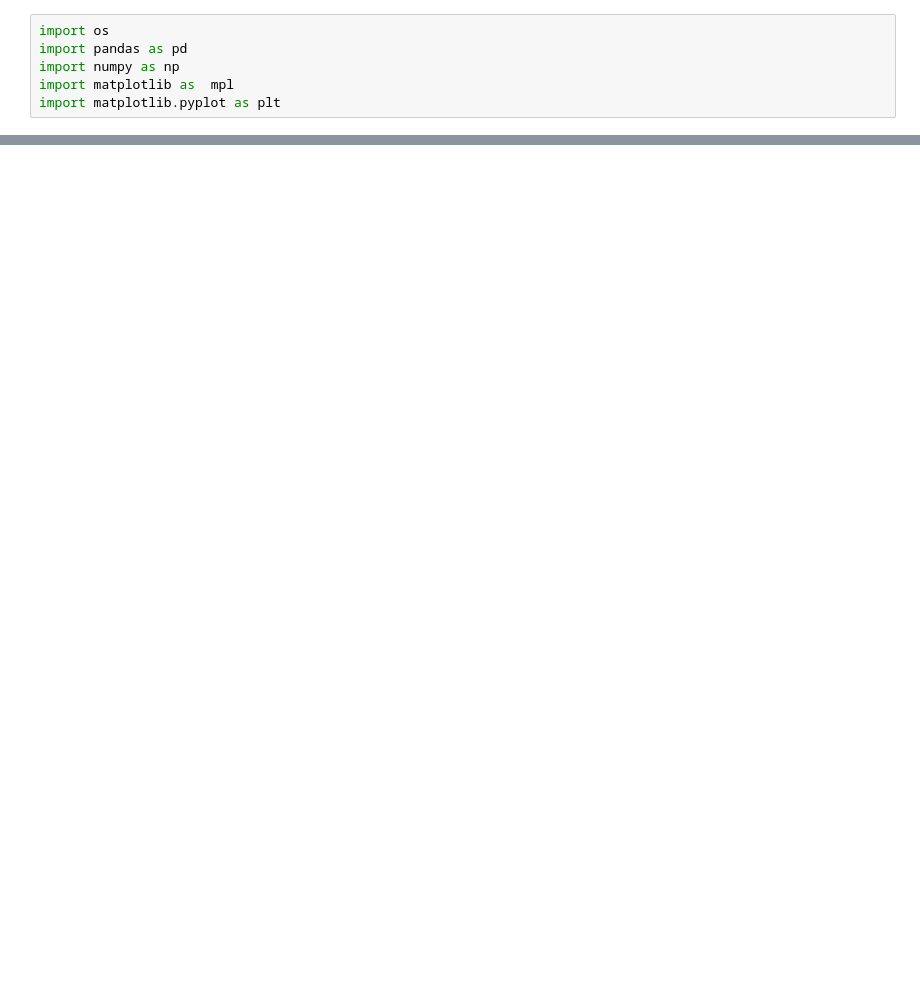
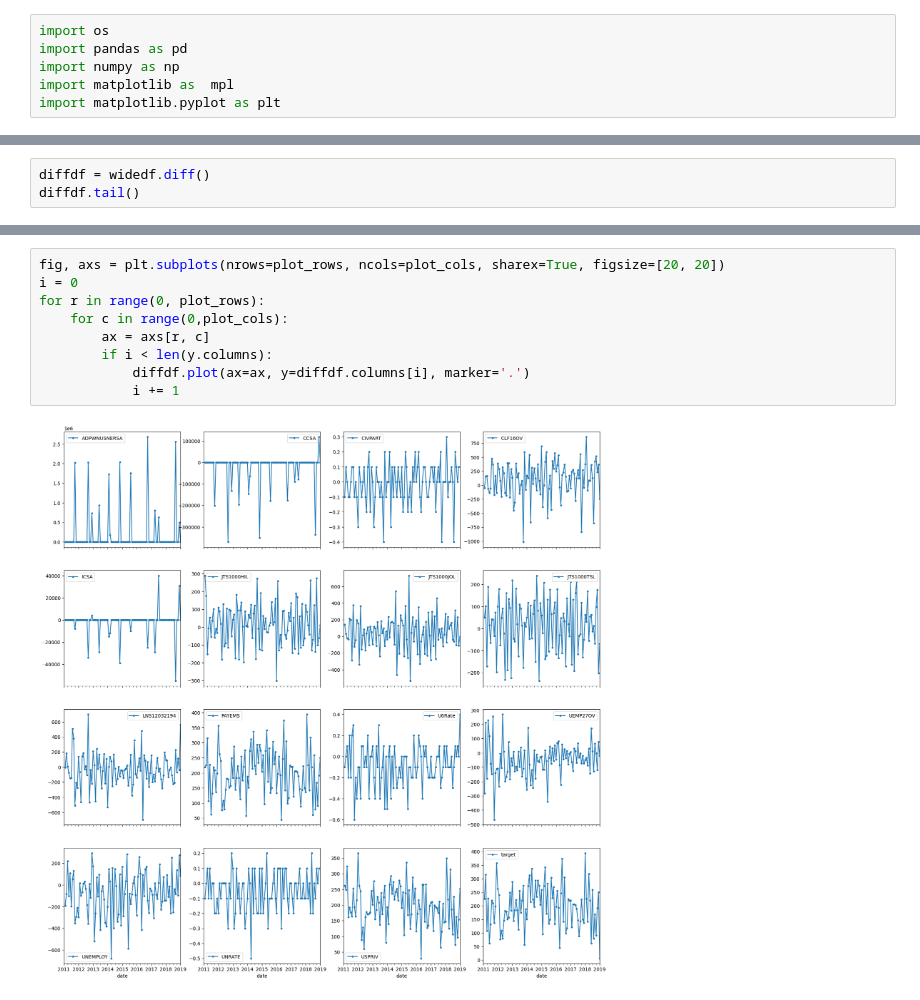
Before and after one commit to jhmuller/payems2, a Jupyter notebook: fred.ipynb, the cells around one changed output, grey strips where cells are left out. Cells and saved outputs as stored; diff of their text form; blank space fills up the shorter version.

```diff
--- a/fred.ipynb
+++ b/fred.ipynb
@@ -46,0 +31,3 @@ Index(['BSCICP03USM665S', 'CCSA', 'CIVPART', 'CLF16OV', 'CSCICP03USM665S',
+# %%
+diffdf = widedf.diff()
+diffdf.tail()
@@ -64,0 +68,11 @@ for r in range(0, plot_rows):
+# %%
+fig, axs = plt.subplots(nrows=plot_rows, ncols=plot_cols, sharex=True, figsize=[20, 20])
+i = 0
+for r in range(0, plot_rows):
+    for c in range(0,plot_cols):
+        ax = axs[r, c]
+        if i < len(y.columns):
+            diffdf.plot(ax=ax, y=diffdf.columns[i], marker='.')
+            i += 1
+# %% [output]
+[figure, added]
```
Also changed, not shown: parts of 15 cells of this notebook, 3 other files.
